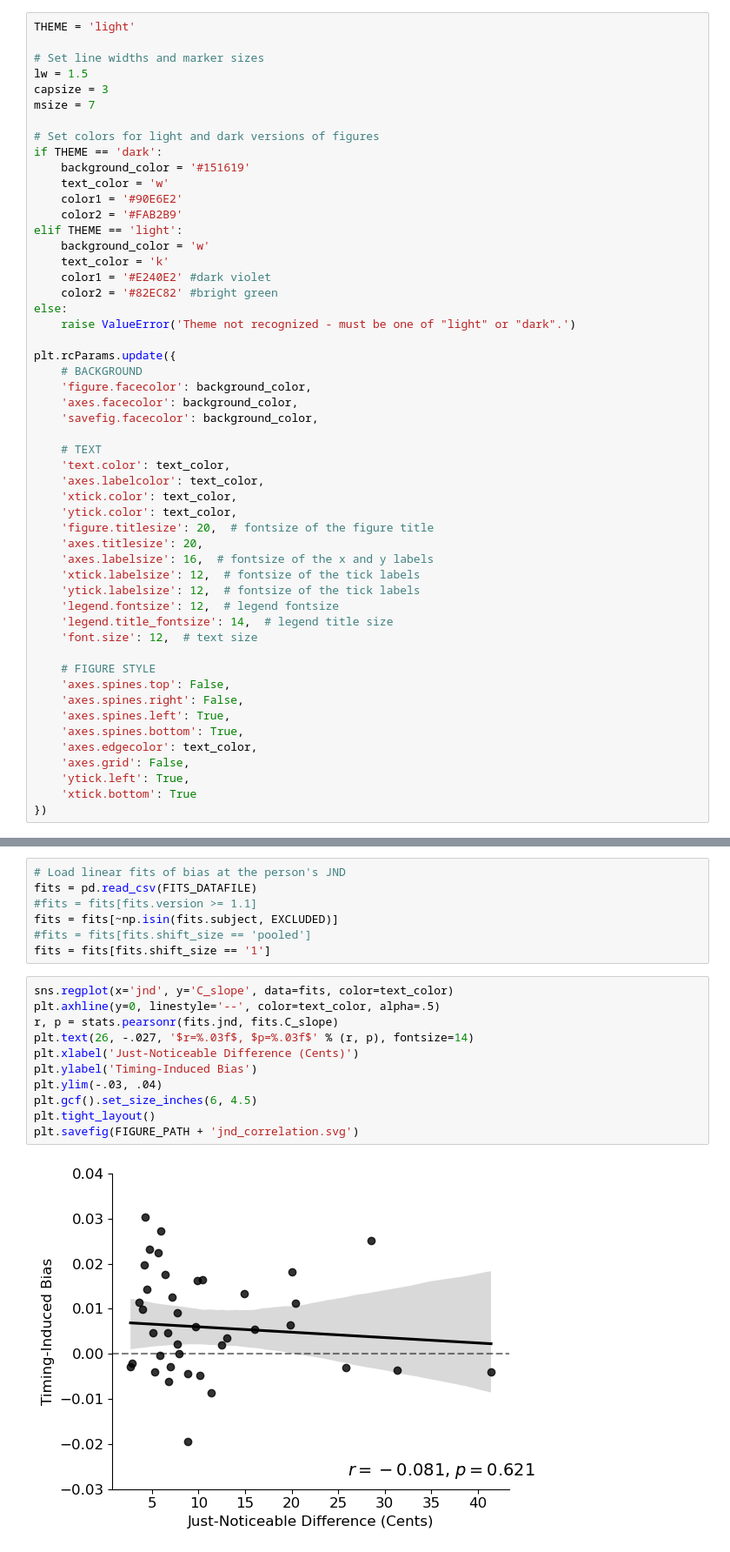
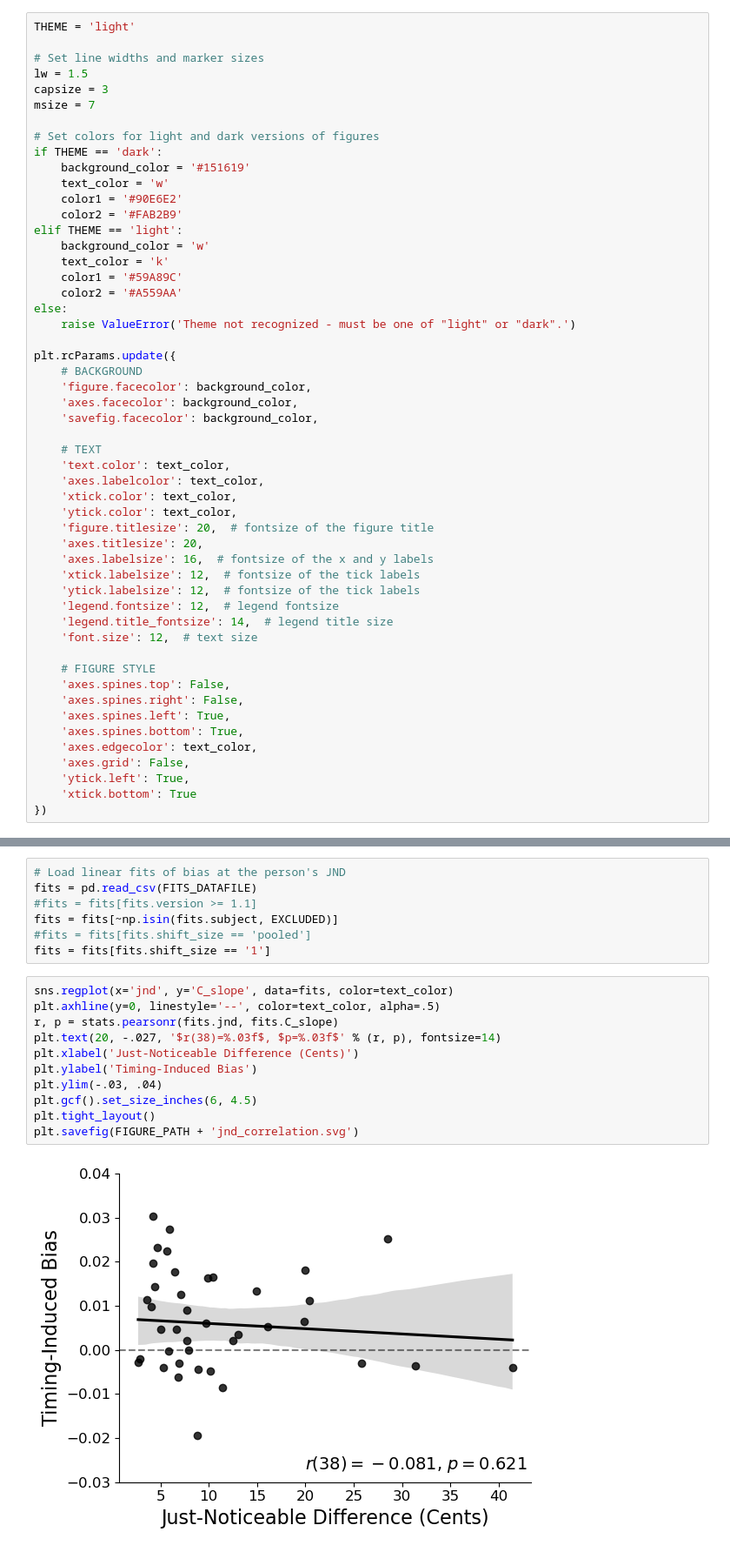
Before and after one commit to jpazdera/IllusoryPitch, a Jupyter notebook: E2/analysis/Analysis (IP-AD).ipynb, the cells around one changed output, grey strips where cells are left out. Shown at 87% size. Saved outputs shown, nothing was run; the diff lists cells and outputs as text.

```diff
--- a/E2/analysis/Analysis (IP-AD).ipynb
+++ b/E2/analysis/Analysis (IP-AD).ipynb
@@ -30,8 +30,8 @@ if THEME == 'dark':
 elif THEME == 'light':
     background_color = 'w'
     text_color = 'k'
-    color1 = '#E240E2' #dark violet
-    color2 = '#82EC82' #bright green
+    color1 = '#59A89C'
+    color2 = '#A559AA'
 else:
     raise ValueError('Theme not recognized - must be one of "light" or "dark".')
 
@@ -228,13 +231,13 @@ fits = fits[fits.shift_size == '1']
 # %%
 sns.regplot(x='jnd', y='C_slope', data=fits, color=text_color)
 plt.axhline(y=0, linestyle='--', color=text_color, alpha=.5)
 r, p = stats.pearsonr(fits.jnd, fits.C_slope)
-plt.text(26, -.027, '$r=%.03f$, $p=%.03f$' % (r, p), fontsize=14)
+plt.text(20, -.027, '$r(38)=%.03f$, $p=%.03f$' % (r, p), fontsize=14)
 plt.xlabel('Just-Noticeable Difference (Cents)')
 plt.ylabel('Timing-Induced Bias')
 plt.ylim(-.03, .04)
 plt.gcf().set_size_inches(6, 4.5)
 plt.tight_layout()
 plt.savefig(FIGURE_PATH + 'jnd_correlation.svg')
 # %% [output]
-[figure, old version]
+[figure, new version]
```
Also changed, not shown: parts of 3 cells of this notebook, 16 other files.
